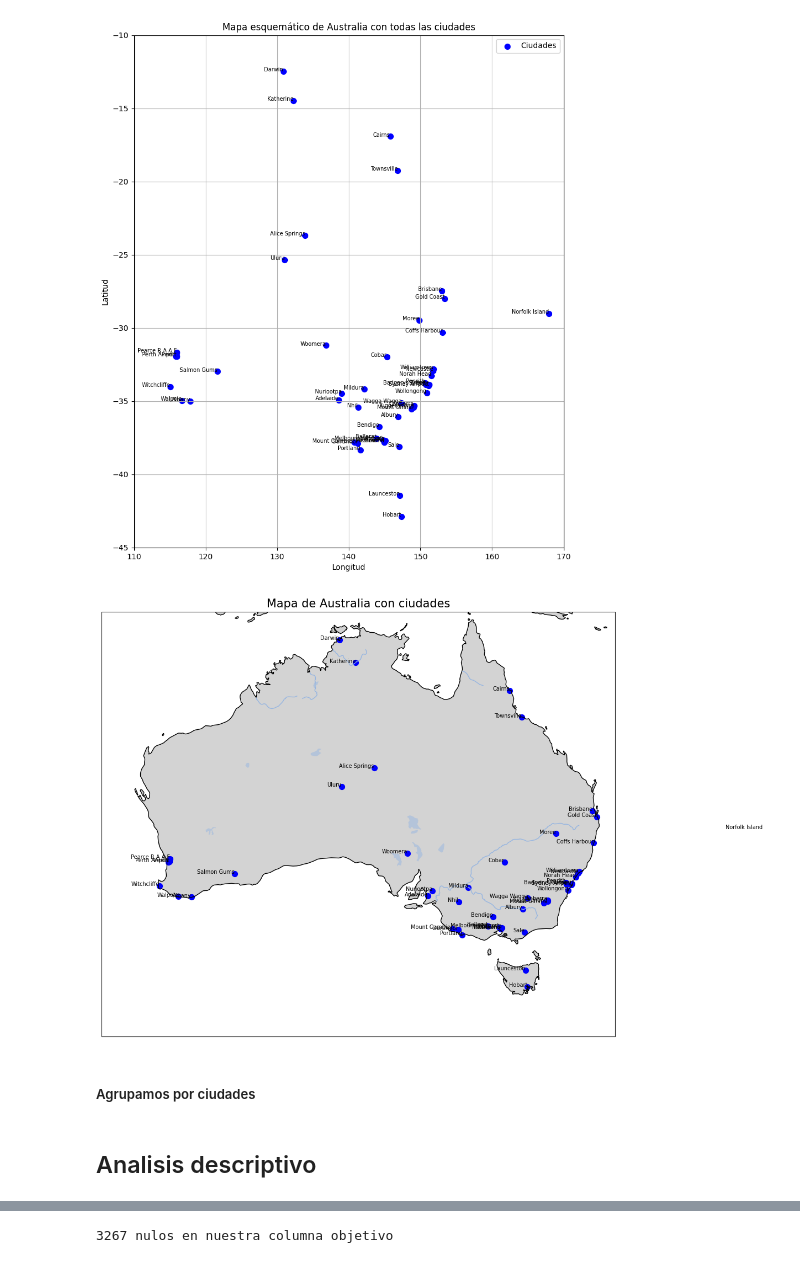
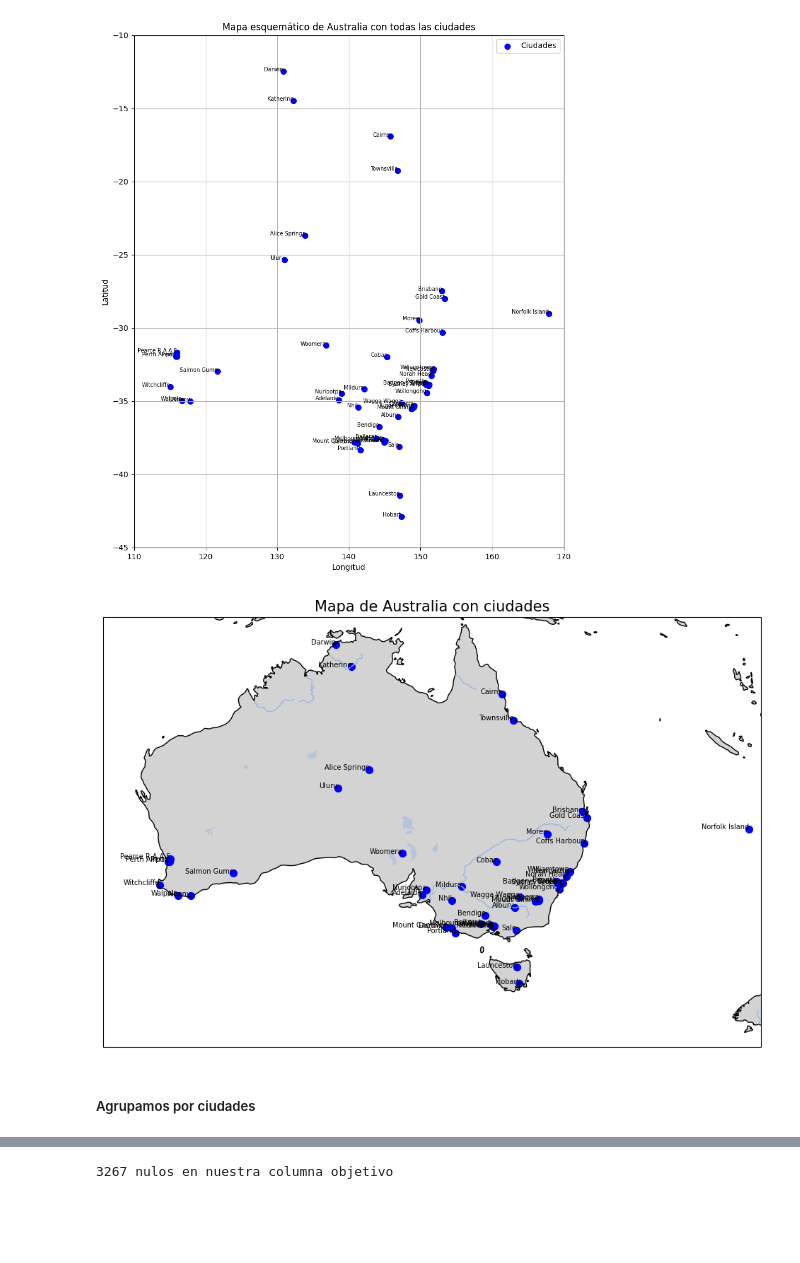
Before and after one commit to MariaCeli/AA1-TUIA-Celi-Grimaldi-Porcelli, a Jupyter notebook: TP-clasificacion-AA1.ipynb, the cells around one changed output, grey strips where cells are left out. Drawn from its saved outputs; the diff is of its cells as text; code cells hidden in the pictures; blank space fills up the shorter version.

```diff
--- a/TP-clasificacion-AA1.ipynb
+++ b/TP-clasificacion-AA1.ipynb
@@ -251,27 +261,27 @@ plt.legend()
 plt.show()
 # %% [output]
 [figure]
-# %%
-# Mapa hecho con cartopy
-plt.figure(figsize=(12, 12))
-ax = plt.axes(projection=ccrs.PlateCarree())  # Proyección para coordenadas geográficas
-ax.set_extent([110, 155, -45, -10])  # Limites del mapa (longitud mínima, máxima, latitud mínima, máxima)
-
-# Agregar detalles al mapa
-ax.add_feature(cfeature.LAND, facecolor='lightgrey')  # Color de la tierra
-ax.add_feature(cfeature.COASTLINE)  # Costas
-ax.add_feature(cfeature.BORDERS, linestyle=':')  # Fronteras
-ax.add_feature(cfeature.LAKES, alpha=0.5)  # Lagos
-ax.add_feature(cfeature.RIVERS)  # Ríos
-
-for city, (lat, lon) in city_coords.items():
-    plt.scatter(lon, lat, s=50, c='blue', label='Ciudades', transform=ccrs.PlateCarree())
-    plt.text(lon, lat, city, fontsize=7, ha='right', transform=ccrs.PlateCarree())
-
-plt.title('Mapa de Australia con ciudades', fontsize=15)
-plt.show()
-# %% [output]
-[figure, removed]
+# %%
+# Mapa hecho con cartopy
+plt.figure(figsize=(12, 12))
+ax = plt.axes(projection=ccrs.PlateCarree())  # Proyección para coordenadas geográficas
+ax.set_extent([110, 169, -45, -10])  # Limites del mapa (longitud mínima, máxima, latitud mínima, máxima)
+
+# Agregar detalles al mapa
+ax.add_feature(cfeature.LAND, facecolor='lightgrey')  # Color de la tierra
+ax.add_feature(cfeature.COASTLINE)  # Costas
+ax.add_feature(cfeature.BORDERS, linestyle=':')  # Fronteras
+ax.add_feature(cfeature.LAKES, alpha=0.5)  # Lagos
+ax.add_feature(cfeature.RIVERS)  # Ríos
+
+for city, (lat, lon) in city_coords.items():
+    plt.scatter(lon, lat, s=50, c='blue', label='Ciudades', transform=ccrs.PlateCarree())
+    plt.text(lon, lat, city, fontsize=7, ha='right', transform=ccrs.PlateCarree())
+
+plt.title('Mapa de Australia con ciudades', fontsize=15)
+plt.show()
+# %% [output]
+[figure, added]
 # %% [markdown]
 ##### Agrupamos por ciudades
 # %%
@@ -291,5 +301,3 @@ pronostico['Location'] = pronostico['Location'].apply(lambda x: formatear_ciudad
 pronostico = pronostico.merge(ciudades[['ciudad', 'Region']], left_on='Location', right_on='ciudad', how='left')
 pronostico.drop(columns=['ciudad'], inplace=True)
 pronostico['Region'] = pronostico['Region'].map(nombres_regiones)
-# %% [markdown]
-## Analisis descriptivo
```
Also changed, not shown: parts of 28 cells of this notebook.
